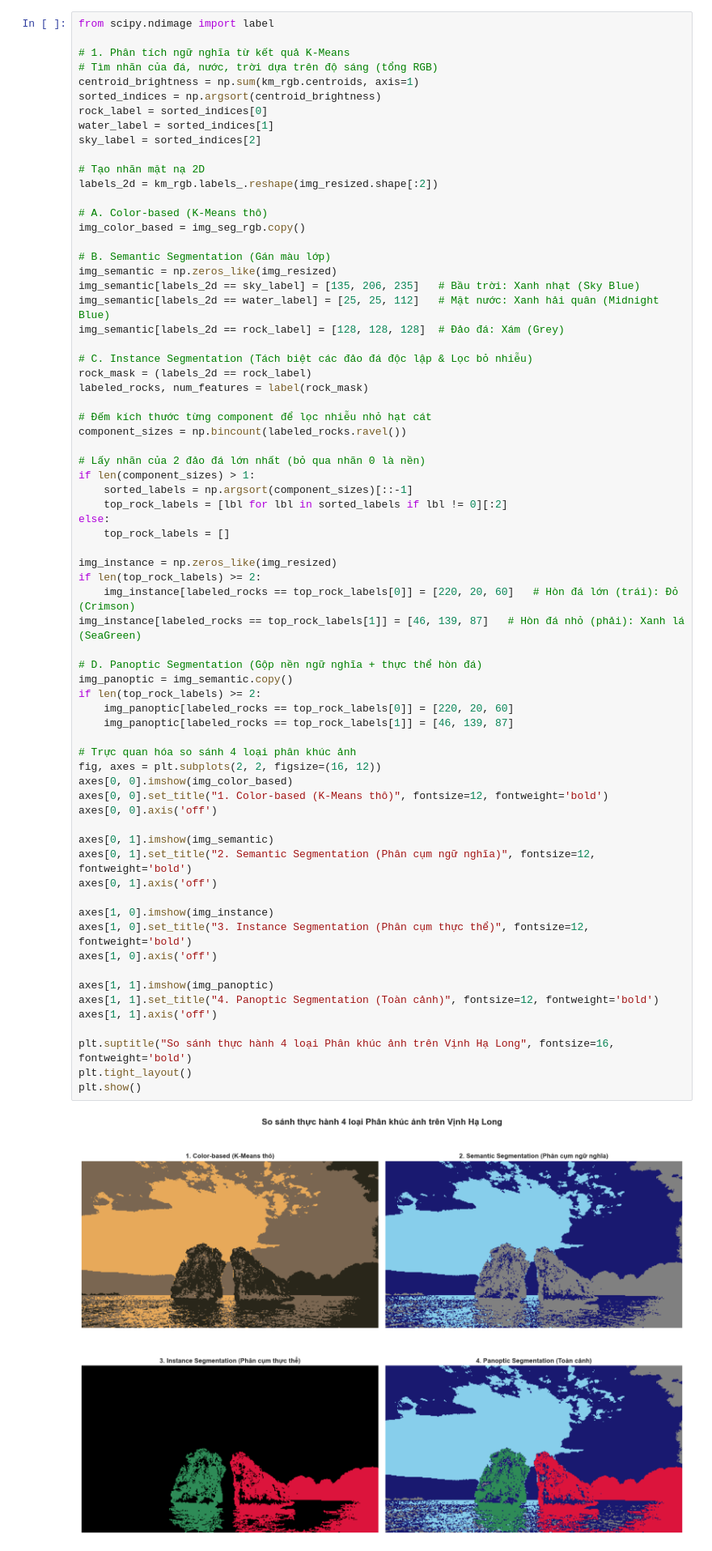
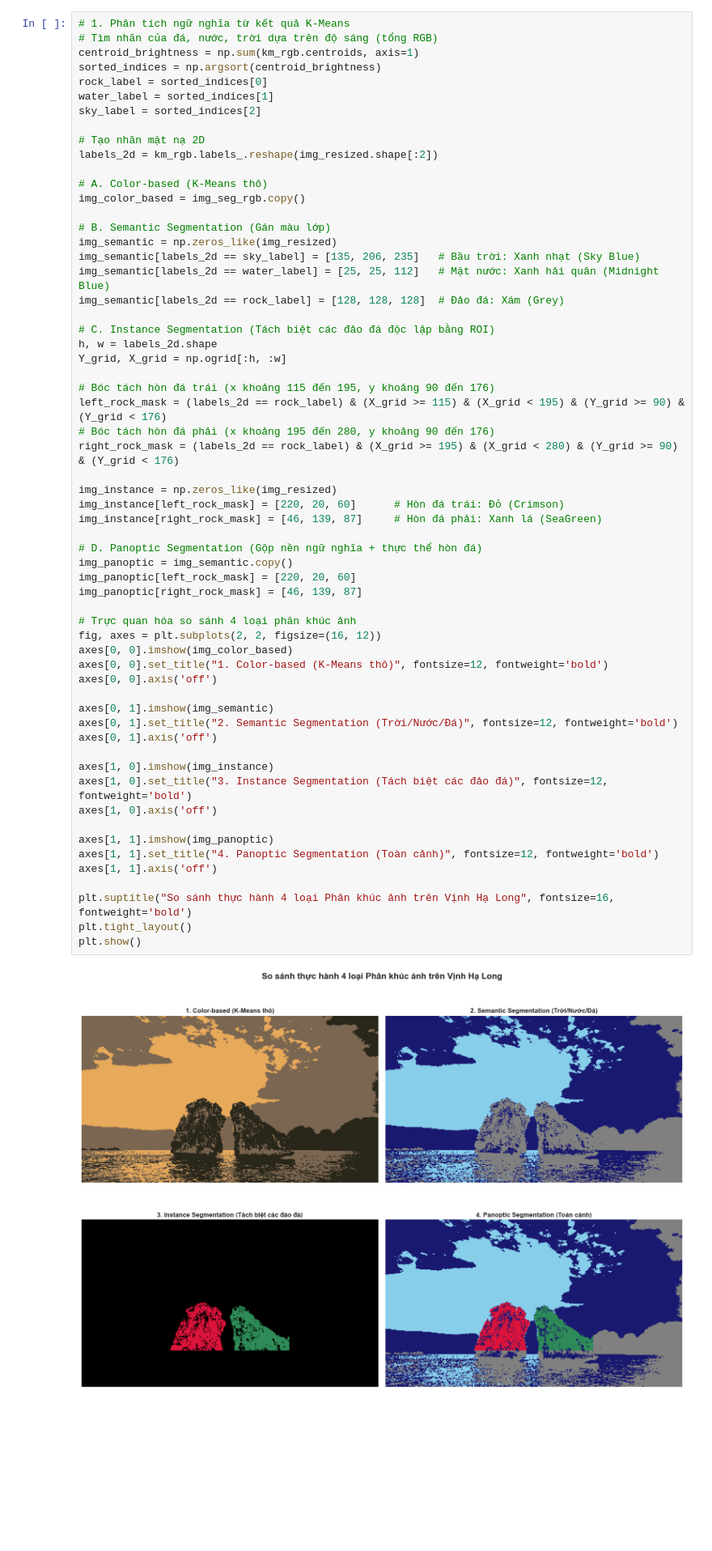
Before and after one commit to lacthui06/Lab-ML, a Jupyter notebook: lab3/additional/image_segmentation.ipynb, the cells around one changed output. Shown at 81% size. Cells and saved outputs as stored; diff of their text form; blank space fills up the shorter version.

```diff
--- a/lab3/additional/image_segmentation.ipynb
+++ b/lab3/additional/image_segmentation.ipynb
@@ -263,7 +263,5 @@ plt.show()
 4. **Panoptic Segmentation**: Kết hợp cả nền của Semantic và hòn đá của Instance.
 # %%
-from scipy.ndimage import label
-
 # 1. Phân tích ngữ nghĩa từ kết quả K-Means
 # Tìm nhãn của đá, nước, trời dựa trên độ sáng (tổng RGB)
 centroid_brightness = np.sum(km_rgb.centroids, axis=1)
@@ -284,51 +282,44 @@ img_semantic[labels_2d == sky_label] = [135, 206, 235]   # Bầu trời: Xanh nh
 img_semantic[labels_2d == water_label] = [25, 25, 112]   # Mặt nước: Xanh hải quân (Midnight Blue)
 img_semantic[labels_2d == rock_label] = [128, 128, 128]  # Đảo đá: Xám (Grey)
 
-# C. Instance Segmentation (Tách biệt các đảo đá độc lập & Lọc bỏ nhiễu)
-rock_mask = (labels_2d == rock_label)
-labeled_rocks, num_features = label(rock_mask)
+# C. Instance Segmentation (Tách biệt các đảo đá độc lập bằng ROI)
+h, w = labels_2d.shape
+Y_grid, X_grid = np.ogrid[:h, :w]
 
-# Đếm kích thước từng component để lọc nhiễu nhỏ hạt cát
-component_sizes = np.bincount(labeled_rocks.ravel())
-
-# Lấy nhãn của 2 đảo đá lớn nhất (bỏ qua nhãn 0 là nền)
-if len(component_sizes) > 1:
-    sorted_labels = np.argsort(component_sizes)[::-1]
-    top_rock_labels = [lbl for lbl in sorted_labels if lbl != 0][:2]
-else:
-    top_rock_labels = []
+# Bóc tách hòn đá trái (x khoảng 115 đến 195, y khoảng 90 đến 176)
+left_rock_mask = (labels_2d == rock_label) & (X_grid >= 115) & (X_grid < 195) & (Y_grid >= 90) & (Y_grid < 176)
+# Bóc tách hòn đá phải (x khoảng 195 đến 280, y khoảng 90 đến 176)
+right_rock_mask = (labels_2d == rock_label) & (X_grid >= 195) & (X_grid < 280) & (Y_grid >= 90) & (Y_grid < 176)
 
 img_instance = np.zeros_like(img_resized)
-if len(top_rock_labels) >= 2:
-    img_instance[labeled_rocks == top_rock_labels[0]] = [220, 20, 60]   # Hòn đá lớn (trái): Đỏ (Crimson)
-img_instance[labeled_rocks == top_rock_labels[1]] = [46, 139, 87]   # Hòn đá nhỏ (phải): Xanh lá (SeaGreen)
+img_instance[left_rock_mask] = [220, 20, 60]      # Hòn đá trái: Đỏ (Crimson)
+img_instance[right_rock_mask] = [46, 139, 87]     # Hòn đá phải: Xanh lá (SeaGreen)
 
 # D. Panoptic Segmentation (Gộp nền ngữ nghĩa + thực thể hòn đá)
 img_panoptic = img_semantic.copy()
-if len(top_rock_labels) >= 2:
-    img_panoptic[labeled_rocks == top_rock_labels[0]] = [220, 20, 60]
-    img_panoptic[labeled_rocks == top_rock_labels[1]] = [46, 139, 87]
+img_panoptic[left_rock_mask] = [220, 20, 60]
+img_panoptic[right_rock_mask] = [46, 139, 87]
 
 # Trực quan hóa so sánh 4 loại phân khúc ảnh
 fig, axes = plt.subplots(2, 2, figsize=(16, 12))
 axes[0, 0].imshow(img_color_based)
 axes[0, 0].set_title("1. Color-based (K-Means thô)", fontsize=12, fontweight='bold')
 axes[0, 0].axis('off')
 
 axes[0, 1].imshow(img_semantic)
-axes[0, 1].set_title("2. Semantic Segmentation (Phân cụm ngữ nghĩa)", fontsize=12, fontweight='bold')
+axes[0, 1].set_title("2. Semantic Segmentation (Trời/Nước/Đá)", fontsize=12, fontweight='bold')
 axes[0, 1].axis('off')
 
 axes[1, 0].imshow(img_instance)
-axes[1, 0].set_title("3. Instance Segmentation (Phân cụm thực thể)", fontsize=12, fontweight='bold')
+axes[1, 0].set_title("3. Instance Segmentation (Tách biệt các đảo đá)", fontsize=12, fontweight='bold')
 axes[1, 0].axis('off')
 
 axes[1, 1].imshow(img_panoptic)
 axes[1, 1].set_title("4. Panoptic Segmentation (Toàn cảnh)", fontsize=12, fontweight='bold')
 axes[1, 1].axis('off')
 
 plt.suptitle("So sánh thực hành 4 loại Phân khúc ảnh trên Vịnh Hạ Long", fontsize=16, fontweight='bold')
 plt.tight_layout()
 plt.show()
 # %% [output]
-[figure, old version]
+[figure, new version]
```
Also changed, not shown: parts of 2 cells of this notebook.
